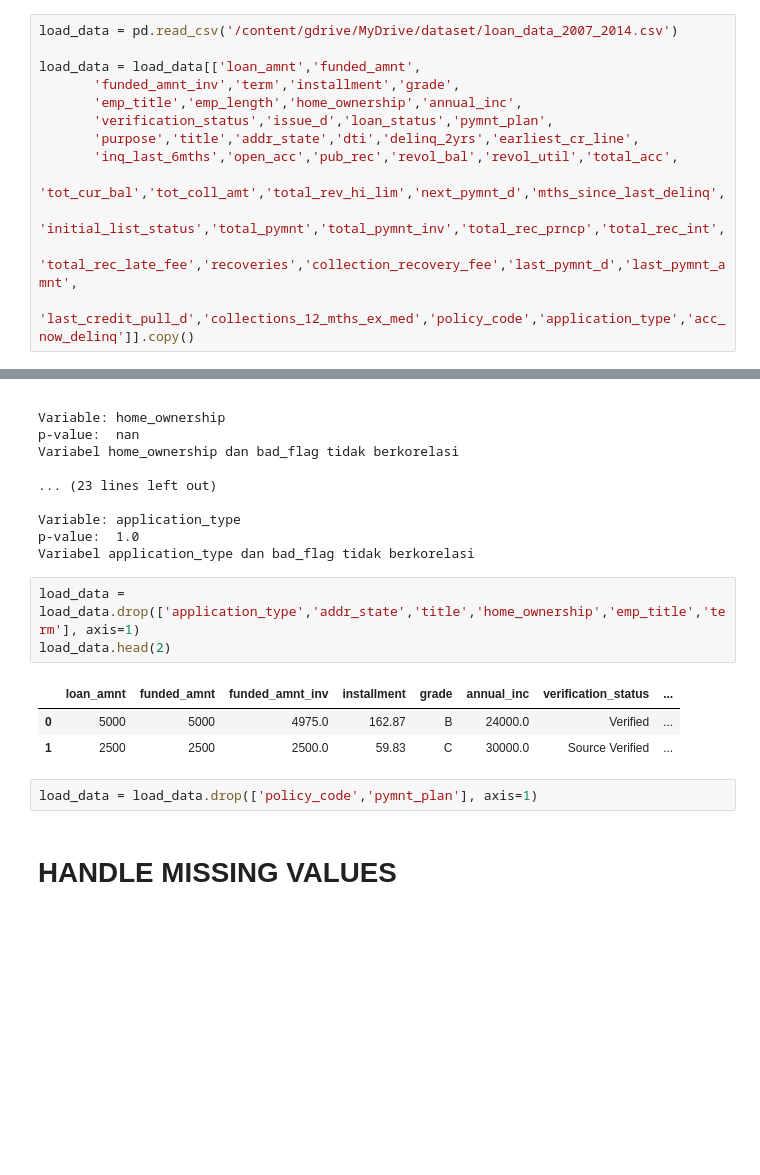
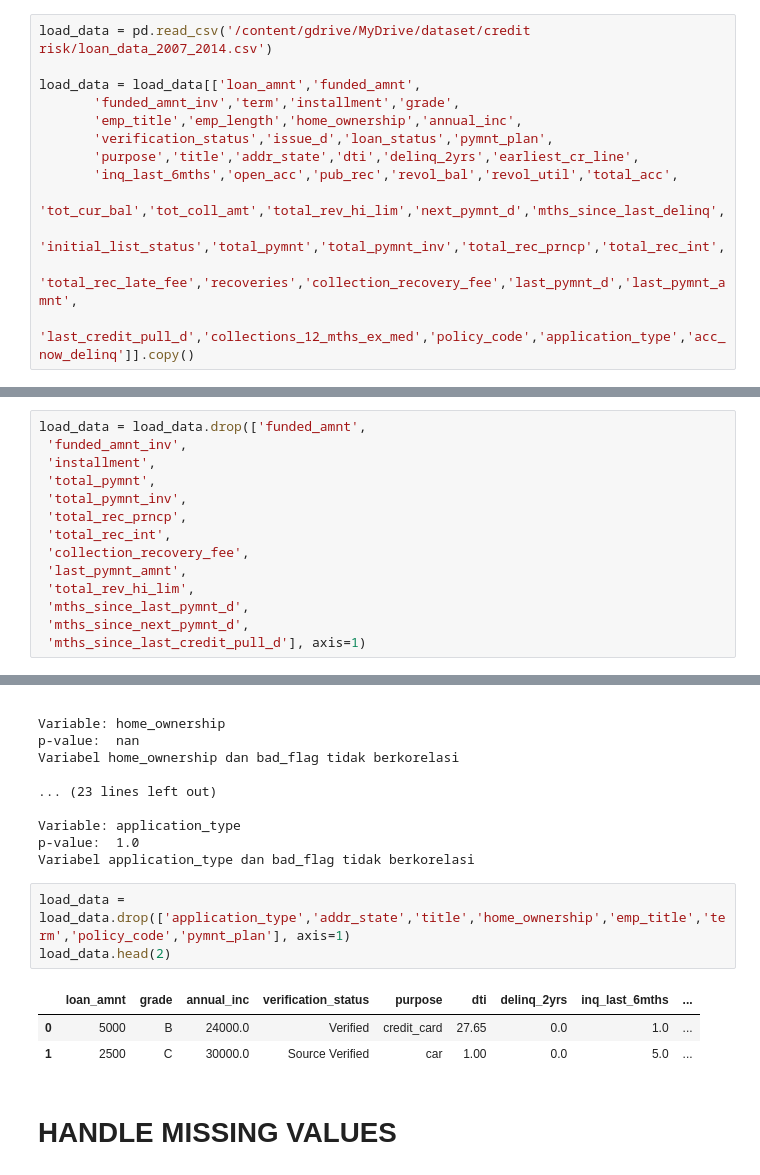
Before and after one commit to arfanrifqi/loan_prediction, a Jupyter notebook: loan_data_prediction(preprocessing).ipynb, the cells around one changed output, grey strips where cells are left out. Saved outputs shown, nothing was run; the diff lists cells and outputs as text; blank space fills up the shorter version.

```diff
--- a/loan_data_prediction(preprocessing).ipynb
+++ b/loan_data_prediction(preprocessing).ipynb
@@ -16,7 +16,7 @@ Drive already mounted at /content/gdrive; to attempt to forcibly remount, call d
 # %% [markdown]
 #load dataset
 # %%
-load_data = pd.read_csv('/content/gdrive/MyDrive/dataset/loan_data_2007_2014.csv')
+load_data = pd.read_csv('/content/gdrive/MyDrive/dataset/credit risk/loan_data_2007_2014.csv')
 
 load_data = load_data[['loan_amnt','funded_amnt',
        'funded_amnt_inv','term','installment','grade',
@@ -159,6 +159,20 @@ corr_with_unique
 | 33 | total_pymnt_inv | 0.195169 | 347659 |
 | 34 | total_rec_prncp | 0.253875 | 172713 |
 | 35 | policy_code | NaN | 1 |
+# %%
+load_data = load_data.drop(['funded_amnt',
+ 'funded_amnt_inv',
+ 'installment',
+ 'total_pymnt',
+ 'total_pymnt_inv',
+ 'total_rec_prncp',
+ 'total_rec_int',
+ 'collection_recovery_fee',
+ 'last_pymnt_amnt',
+ 'total_rev_hi_lim',
+ 'mths_since_last_pymnt_d',
+ 'mths_since_next_pymnt_d',
+ 'mths_since_last_credit_pull_d'], axis=1)
 # %% [markdown]
 ## correlation categorical features
 # %%
@@ -210,14 +224,12 @@ Variable: application_type
 p-value:  1.0
 Variabel application_type dan bad_flag tidak berkorelasi
 # %%
-load_data = load_data.drop(['application_type','addr_state','title','home_ownership','emp_title','term'], axis=1)
+load_data = load_data.drop(['application_type','addr_state','title','home_ownership','emp_title','term','policy_code','pymnt_plan'], axis=1)
 load_data.head(2)
 # %% [output]
-|  | loan_amnt | funded_amnt | funded_amnt_inv | installment | grade | annual_inc | verification_status | ... |
-| 0 | 5000 | 5000 | 4975.0 | 162.87 | B | 24000.0 | Verified | ... |
-| 1 | 2500 | 2500 | 2500.0 | 59.83 | C | 30000.0 | Source Verified | ... |
+|  | loan_amnt | grade | annual_inc | verification_status | purpose | dti | delinq_2yrs | inq_last_6mths | ... |
+| 0 | 5000 | B | 24000.0 | Verified | credit_card | 27.65 | 0.0 | 1.0 | ... |
+| 1 | 2500 | C | 30000.0 | Source Verified | car | 1.00 | 0.0 | 5.0 | ... |
-# %%
-load_data = load_data.drop(['policy_code','pymnt_plan'], axis=1)
 # %% [markdown]
 # HANDLE MISSING VALUES
 # %%
```
Also changed, not shown: parts of 5 cells of this notebook.
